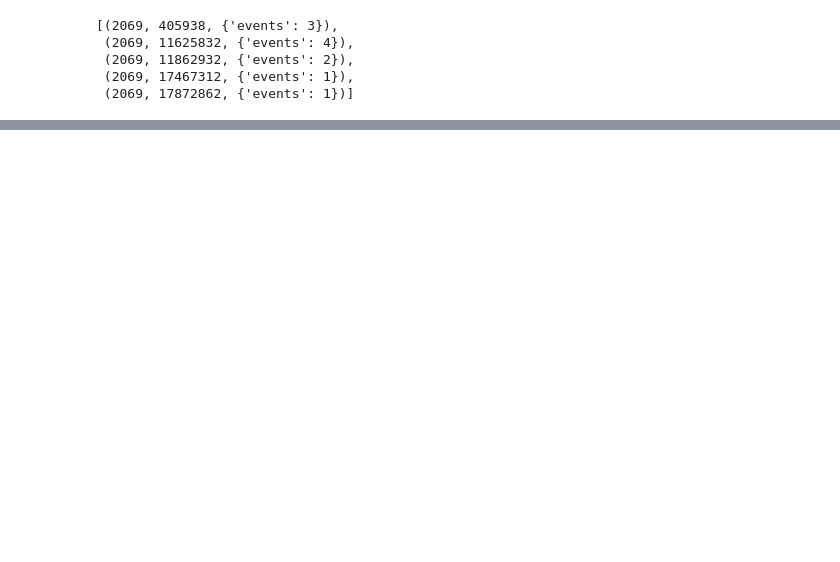
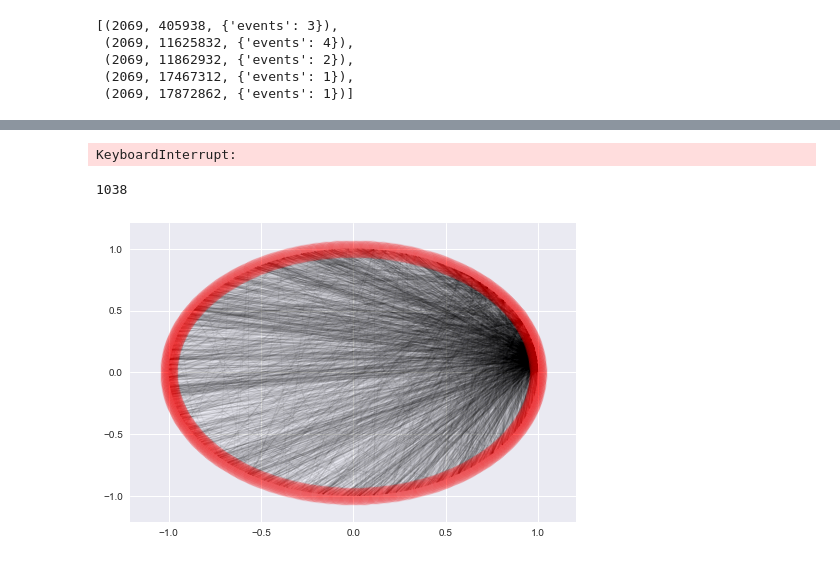
Before and after one commit to stkbailey/nashnetx, a Jupyter notebook: 2_GraphConstruction.ipynb, the cells around one changed output, grey strips where cells are left out. Drawn from its saved outputs; the diff is of its cells as text; code cells hidden in the pictures; blank space fills up the shorter version.

```diff
--- a/2_GraphConstruction.ipynb
+++ b/2_GraphConstruction.ipynb
@@ -35,0 +74,3 @@ attendance.shape
+# %%
+nx.set_node_attributes(g, 'class', {n: 'member' for n in g.nodes()})
+print(g.nodes(data=True)[0:5])
@@ -36,7 +79,3 @@ attendance.shape
 # %%
-import networkx as nx
-
-g = nx.Graph()
-g.add_nodes_from([(n, {'class': 'member'}) for n in attendance.member_id])
 g.add_nodes_from([(n, {'class': 'group'}) for n in attendance.group_id])
 # %%
@@ -48,5 +93,5 @@ There are 602 groups.
 # %%
-g.add_edges_from([(s.member_id, s.group_id) for ind, s in attendance.iterrows()])
+g.add_edges_from([(s.member_id, s.group_id) for _, s in attendance.iterrows()])
 g.edges(data=True)[0:5]
 # %% [output]
 [(2069, 405938, {'events': 3}),
@@ -98,0 +132,23 @@ plt.show()
+# %%
+#pos = nx.circular_layout(g)
+# node_colors = ['blue' if d['weight'] == 'member' for n,d in B.nodes(data=True)]
+nx.draw_networkx(g, edgelist=[(gd[u],md[v]) for u,v in g.edges() if v==189887587],
+                 with_labels=False)
+
+plt.show()
+# %% [output]
+KeyboardInterrupt:
+# %%
+pynash_id = 11625832
+pynash_members = edges.loc[edges.group_id==pynash_id].member_id.tolist()
+
+B = nx.from_pandas_dataframe(attendance.loc[attendance.member_id.isin(pynash_members) & (attendance.group_id != pynash_id)],
+                             source='member_id', target='group_id', edge_attr=['weight'])
+# %% [output]
+1038
+# %%
+pos = nx.circular_layout(B)
+nx.draw_networkx(B, pos, with_labels=False, alpha=0.05)
+plt.show()
+# %% [output]
+[figure, added]
```
Also changed, not shown: parts of 24 cells of this notebook, 3 other files.
